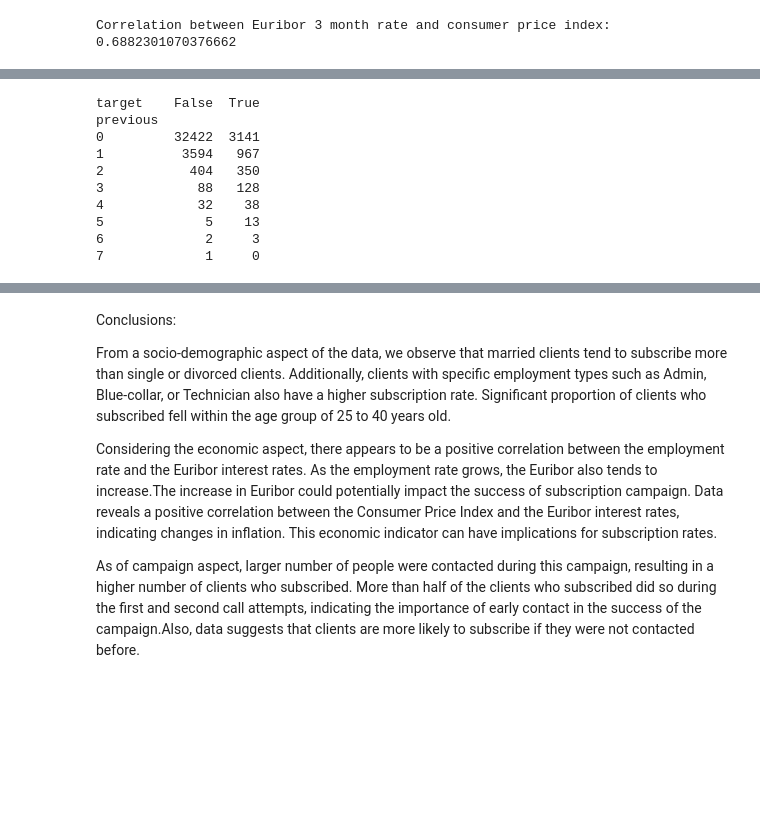
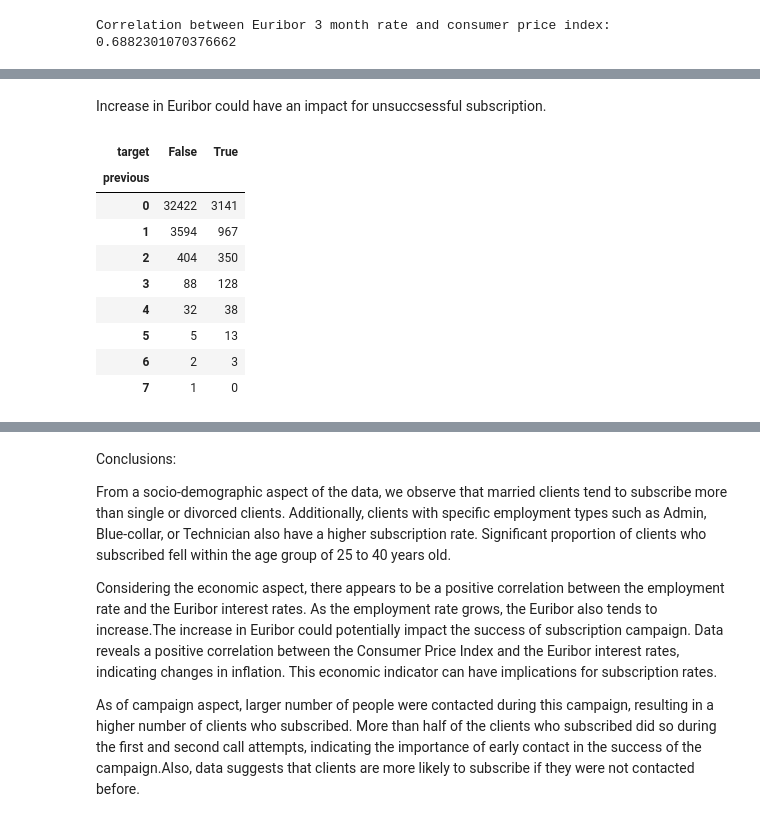
Before and after one commit to ktoloc/bank_data_analysis, a Jupyter notebook: bank_data_analysis.ipynb, the cells around one changed output, grey strips where cells are left out. Saved outputs shown, nothing was run; the diff lists cells and outputs as text; code cells hidden in the pictures; blank space fills up the shorter version.

```diff
--- a/bank_data_analysis.ipynb
+++ b/bank_data_analysis.ipynb
@@ -340,19 +336,21 @@ Increase in Euribor could have an impact for unsuccsessful subscription.
+# %% [markdown]
+Increase in Euribor could have an impact for unsuccsessful subscription.
 # %%
 # This count clients that subscribed a term deposit and clients that have not subcribed acording to number of contacts performed before this campaign and for this client.
 
 number_of_calls_before = pd.crosstab(df['previous'], df['target'])
-print(number_of_calls_before)
+number_of_calls_before
 # %% [output]
-target    False  True
-previous
-0         32422  3141
-1          3594   967
-2           404   350
-3            88   128
-4            32    38
-5             5    13
-6             2     3
-7             1     0
+| target | False | True |
+| previous |  |  |
+| 0 | 32422 | 3141 |
+| 1 | 3594 | 967 |
+| 2 | 404 | 350 |
+| 3 | 88 | 128 |
+| 4 | 32 | 38 |
+| 5 | 5 | 13 |
+| 6 | 2 | 3 |
+| 7 | 1 | 0 |
 # %%
 plt.figure(figsize=(16, 6))
 number_of_calls_before.plot(kind='bar', stacked=True)
```
Also changed, not shown: parts of 41 cells of this notebook.
